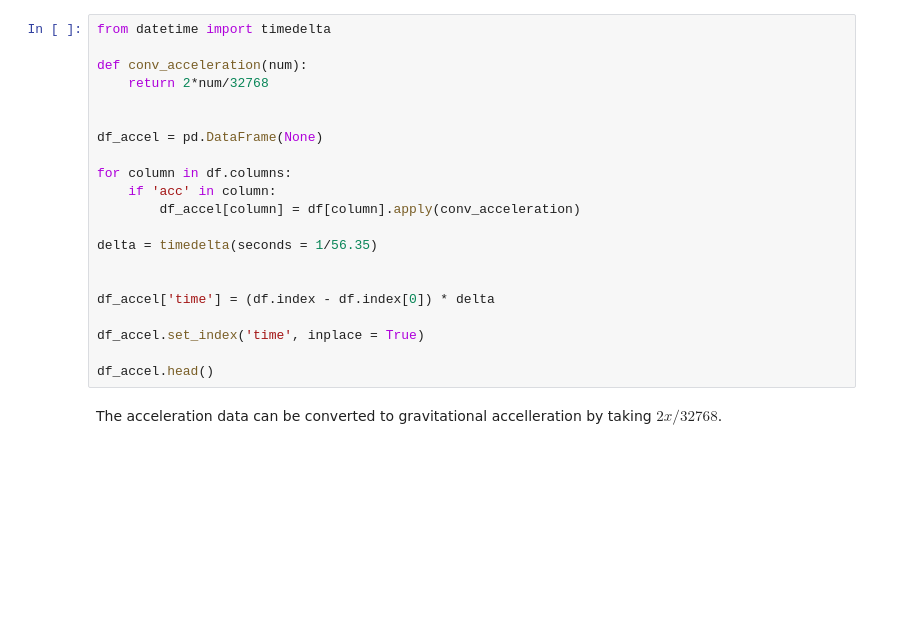
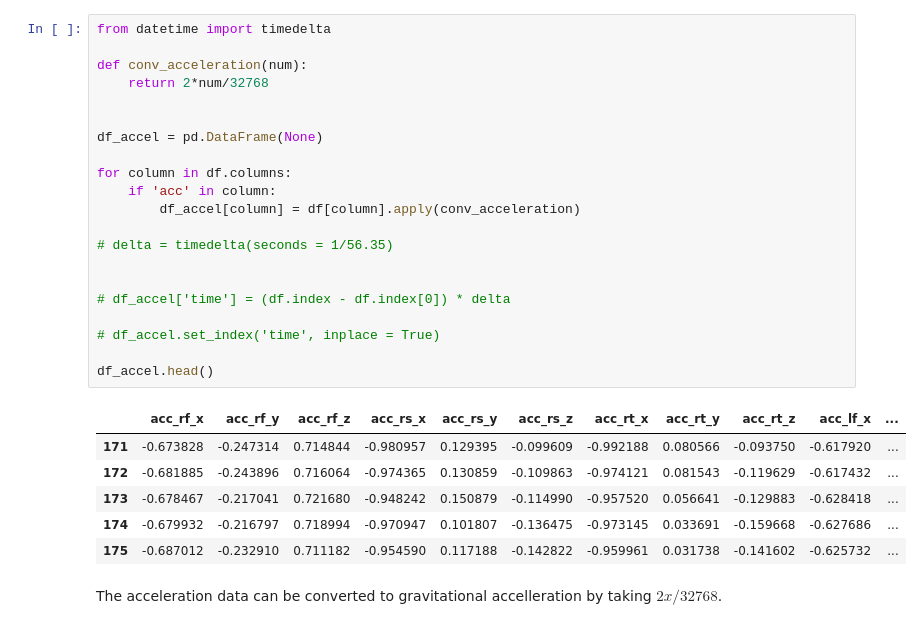
Before and after one commit to dbossaller/Gait-Analysis-Using-TDA, a Jupyter notebook: human_gait.ipynb, the cells around one changed output. Cells and saved outputs as stored; diff of their text form; blank space fills up the shorter version.

```diff
--- a/human_gait.ipynb
+++ b/human_gait.ipynb
@@ -23,24 +42,31 @@ df.columns
 # %%
 from datetime import timedelta
 
 def conv_acceleration(num):
     return 2*num/32768
 
 
 df_accel = pd.DataFrame(None)
 
 for column in df.columns:
     if 'acc' in column:
         df_accel[column] = df[column].apply(conv_acceleration)
 
-delta = timedelta(seconds = 1/56.35)
+# delta = timedelta(seconds = 1/56.35)
 
 
-df_accel['time'] = (df.index - df.index[0]) * delta
+# df_accel['time'] = (df.index - df.index[0]) * delta
 
-df_accel.set_index('time', inplace = True)
+# df_accel.set_index('time', inplace = True)
 
 df_accel.head()
+# %% [output]
+|  | acc_rf_x | acc_rf_y | acc_rf_z | acc_rs_x | acc_rs_y | acc_rs_z | acc_rt_x | acc_rt_y | acc_rt_z | acc_lf_x | ... |
+| 171 | -0.673828 | -0.247314 | 0.714844 | -0.980957 | 0.129395 | -0.099609 | -0.992188 | 0.080566 | -0.093750 | -0.617920 | ... |
+| 172 | -0.681885 | -0.243896 | 0.716064 | -0.974365 | 0.130859 | -0.109863 | -0.974121 | 0.081543 | -0.119629 | -0.617432 | ... |
+| 173 | -0.678467 | -0.217041 | 0.721680 | -0.948242 | 0.150879 | -0.114990 | -0.957520 | 0.056641 | -0.129883 | -0.628418 | ... |
+| 174 | -0.679932 | -0.216797 | 0.718994 | -0.970947 | 0.101807 | -0.136475 | -0.973145 | 0.033691 | -0.159668 | -0.627686 | ... |
+| 175 | -0.687012 | -0.232910 | 0.711182 | -0.954590 | 0.117188 | -0.142822 | -0.959961 | 0.031738 | -0.141602 | -0.625732 | ... |
 # %% [markdown]
 The acceleration data can be converted to gravitational accelleration by taking $2x/32768$.
 # %%
```
Also changed, not shown: parts of 14 cells of this notebook, 2 other files.
